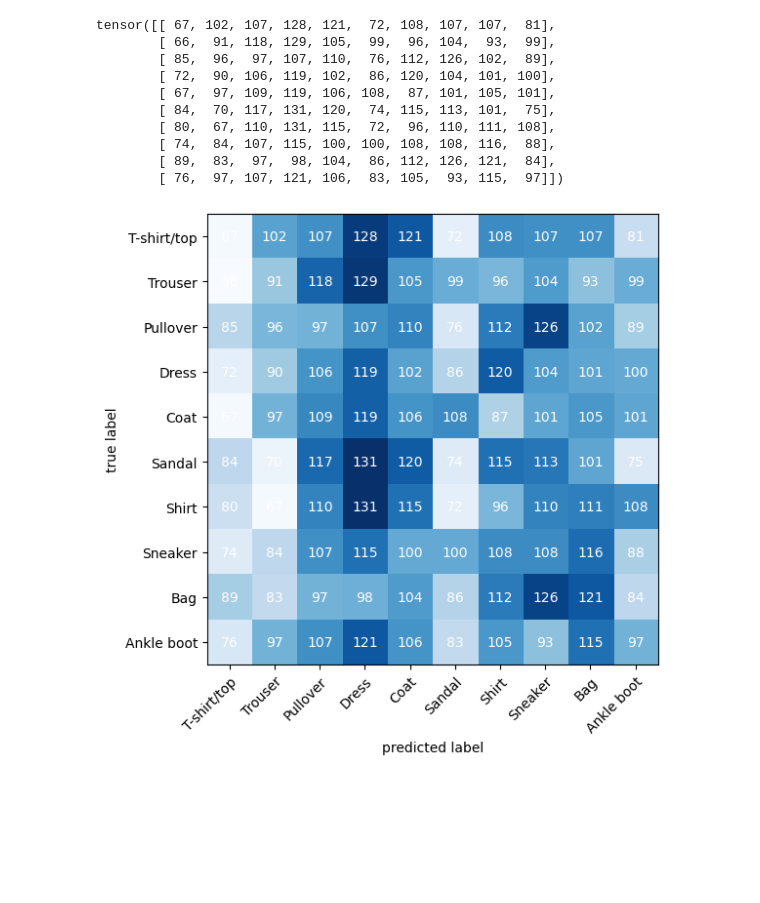
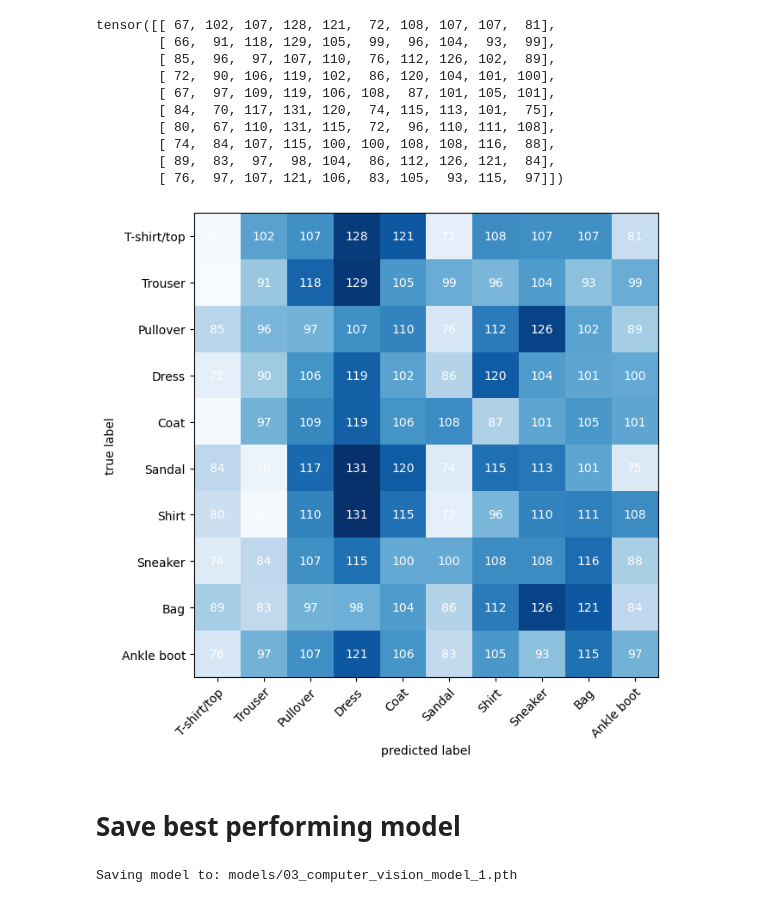
Before and after one commit to KavinKohli/Deep-Learning-PyTorch, a Jupyter notebook: 03_pytorch_computer_vision/03_computer_vision.ipynb, the cells around one changed output. Cells and saved outputs as stored; diff of their text form; code cells hidden in the pictures; blank space fills up the shorter version.

Commit message:
Saved my model into models directory

```diff
--- a/03_pytorch_computer_vision/03_computer_vision.ipynb
+++ b/03_pytorch_computer_vision/03_computer_vision.ipynb
@@ -802,8 +802,29 @@ tensor([[ 67, 102, 107, 128, 121,  72, 108, 107, 107,  81],
 # %%
 fig, ax = plot_confusion_matrix(
             conf_mat=confmat_tensor.numpy(),
             class_names=class_names,
-            show_normed=False,
-            figsize=(6, 6))
+            figsize=(10, 7))
 # %% [output]
-[figure, old version]
+[figure, new version]
+# %% [markdown]
+# Save best performing model
+# %%
+from pathlib import Path
+import torch
+
+# Create model directory path
+MODEL_PATH = Path("models")
+MODEL_PATH.mkdir(parents=True, exist_ok=True)
+
+# Create model save name
+MODEL_NAME = "03_computer_vision_model_1.pth"
+MODEL_SAVE_PATH = MODEL_PATH / MODEL_NAME
+
+# Save the model state dict
+print(f"Saving model to: {MODEL_SAVE_PATH}")
+torch.save(
+    obj=model_1.state_dict(),
+    f=MODEL_SAVE_PATH
+)
+# %% [output]
+Saving model to: models/03_computer_vision_model_1.pth
```
Also changed, not shown: 1 other file.
